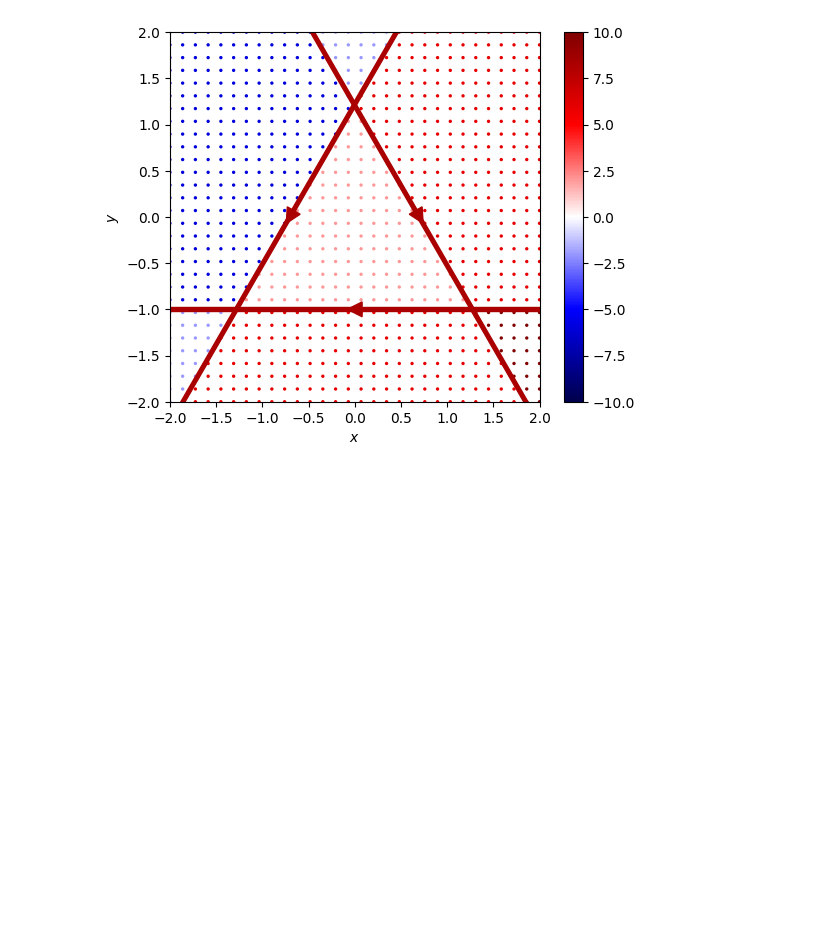
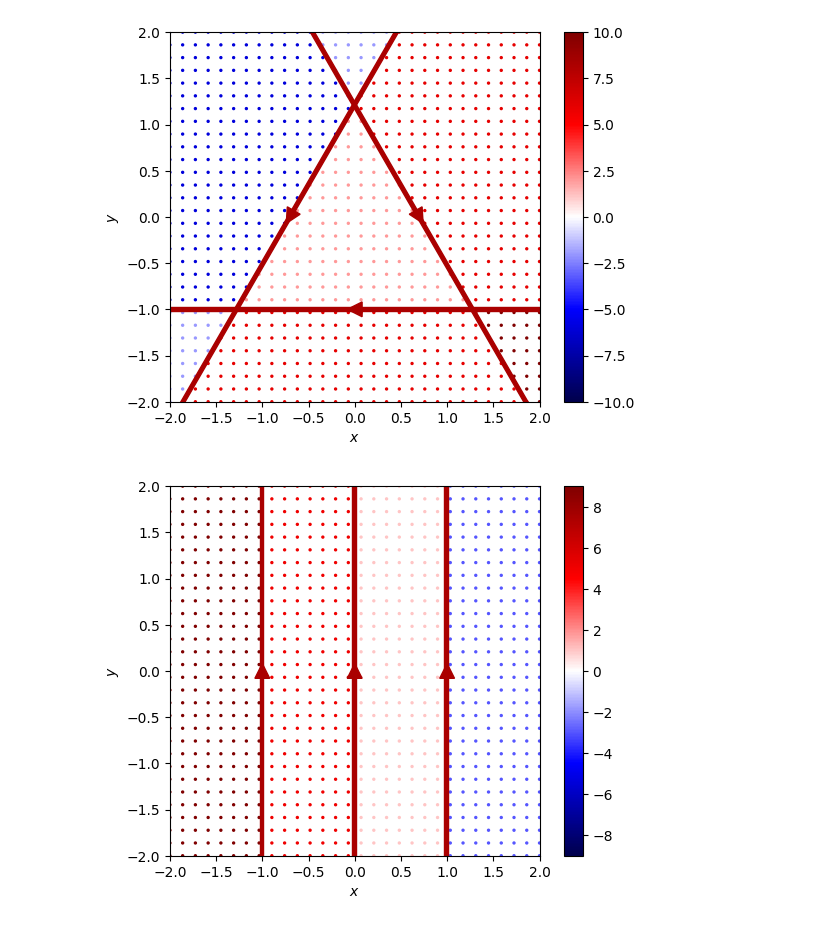
Before and after one commit to KermanX/2d-electromagnetism, a Jupyter notebook: graphs/b.ipynb, the cells around one changed output. Saved outputs shown, nothing was run; the diff lists cells and outputs as text; code cells hidden in the pictures; blank space fills up the shorter version.

```diff
--- a/graphs/b.ipynb
+++ b/graphs/b.ipynb
@@ -176,3 +176,23 @@ artists = [
 draw(B4, artists)
 # %% [output]
 [figure]
+# %%
+def B4(x0, x, y):
+    x1 = x - x0
+    return (x1 - np.abs(x1)) / x1 * 2 - 1
+
+def B5(x, y):
+    return B4(-1, x, y) + B4(0, x, y) + B4(1, x, y)
+
+artists = [
+    Rectangle((-1-0.03, -3), 0.04, 6, color=charge_colors[True]),
+    Rectangle((0-0.03, -3), 0.04, 6, color=charge_colors[True]),
+    Rectangle((1-0.03, -3), 0.04, 6, color=charge_colors[True]),
+    Polygon(((0,RDY/2), (-RDX, -RDY/2), (+RDX, -RDY/2)), closed=True, fill=True, color=charge_colors[True]),
+    Polygon(((-1+0,RDY/2), (-1-RDX, -RDY/2), (-1+RDX, -RDY/2)), closed=True, fill=True, color=charge_colors[True]),
+    Polygon(((1+0,RDY/2), (1-RDX, -RDY/2), (1+RDX, -RDY/2)), closed=True, fill=True, color=charge_colors[True]),
+]
+
+draw(B5, artists)
+# %% [output]
+[figure, added]
```
Also changed, not shown: 2 other files.
